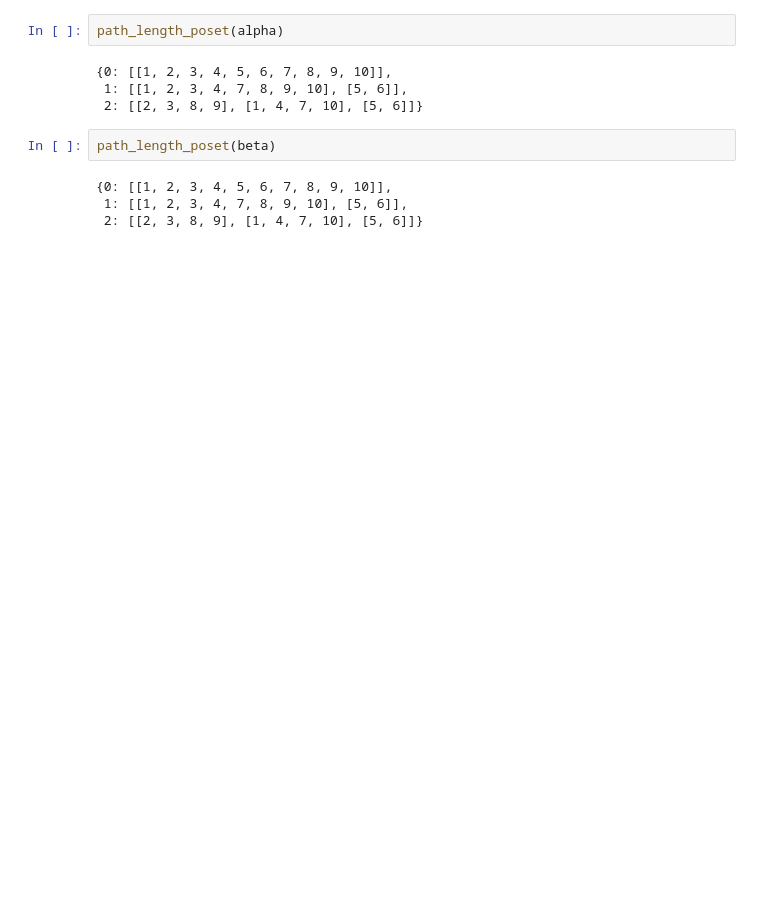
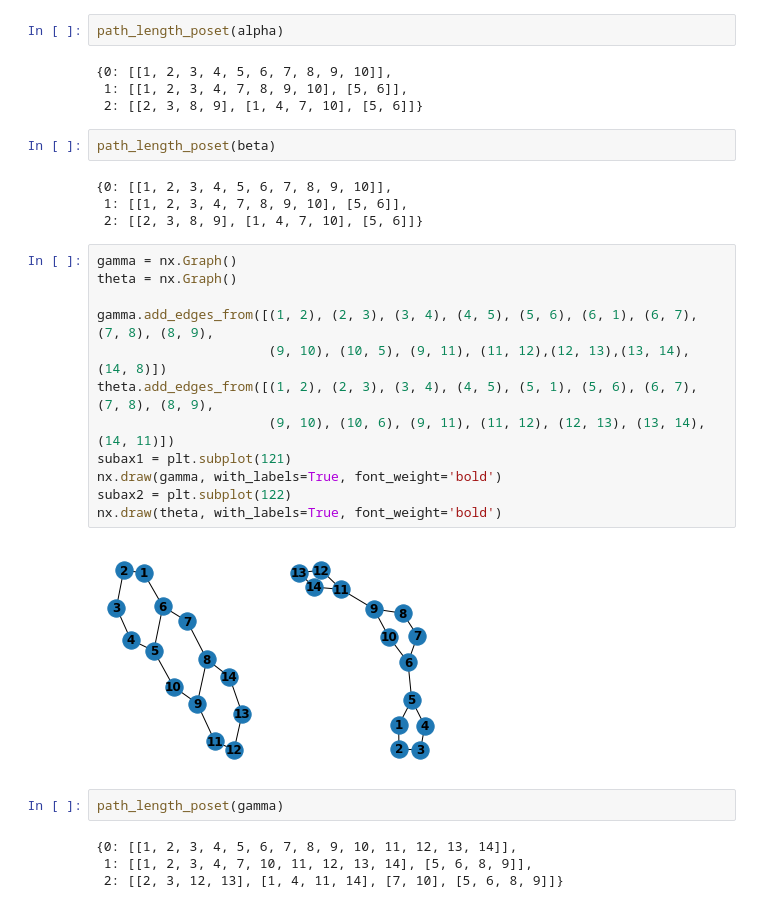
Before and after one commit to ZhangKaly/Principal-Curvature, a Jupyter notebook: notebooks/8-kz-path-poset.ipynb, the cells around one changed output. Cells and saved outputs as stored; diff of their text form; blank space fills up the shorter version.

```diff
--- a/notebooks/8-kz-path-poset.ipynb
+++ b/notebooks/8-kz-path-poset.ipynb
@@ -176,3 +186,23 @@ path_length_poset(beta)
 {0: [[1, 2, 3, 4, 5, 6, 7, 8, 9, 10]],
  1: [[1, 2, 3, 4, 7, 8, 9, 10], [5, 6]],
  2: [[2, 3, 8, 9], [1, 4, 7, 10], [5, 6]]}
+# %%
+gamma = nx.Graph()
+theta = nx.Graph()
+
+gamma.add_edges_from([(1, 2), (2, 3), (3, 4), (4, 5), (5, 6), (6, 1), (6, 7), (7, 8), (8, 9),
+                      (9, 10), (10, 5), (9, 11), (11, 12),(12, 13),(13, 14), (14, 8)])
+theta.add_edges_from([(1, 2), (2, 3), (3, 4), (4, 5), (5, 1), (5, 6), (6, 7), (7, 8), (8, 9),
+                      (9, 10), (10, 6), (9, 11), (11, 12), (12, 13), (13, 14), (14, 11)])
+subax1 = plt.subplot(121)
+nx.draw(gamma, with_labels=True, font_weight='bold')
+subax2 = plt.subplot(122)
+nx.draw(theta, with_labels=True, font_weight='bold')
+# %% [output]
+[figure, added]
+# %%
+path_length_poset(gamma)
+# %% [output]
+{0: [[1, 2, 3, 4, 5, 6, 7, 8, 9, 10, 11, 12, 13, 14]],
+ 1: [[1, 2, 3, 4, 7, 10, 11, 12, 13, 14], [5, 6, 8, 9]],
+ 2: [[2, 3, 12, 13], [1, 4, 11, 14], [7, 10], [5, 6, 8, 9]]}
```
Also changed, not shown: parts of 7 cells of this notebook, 2 other files.
